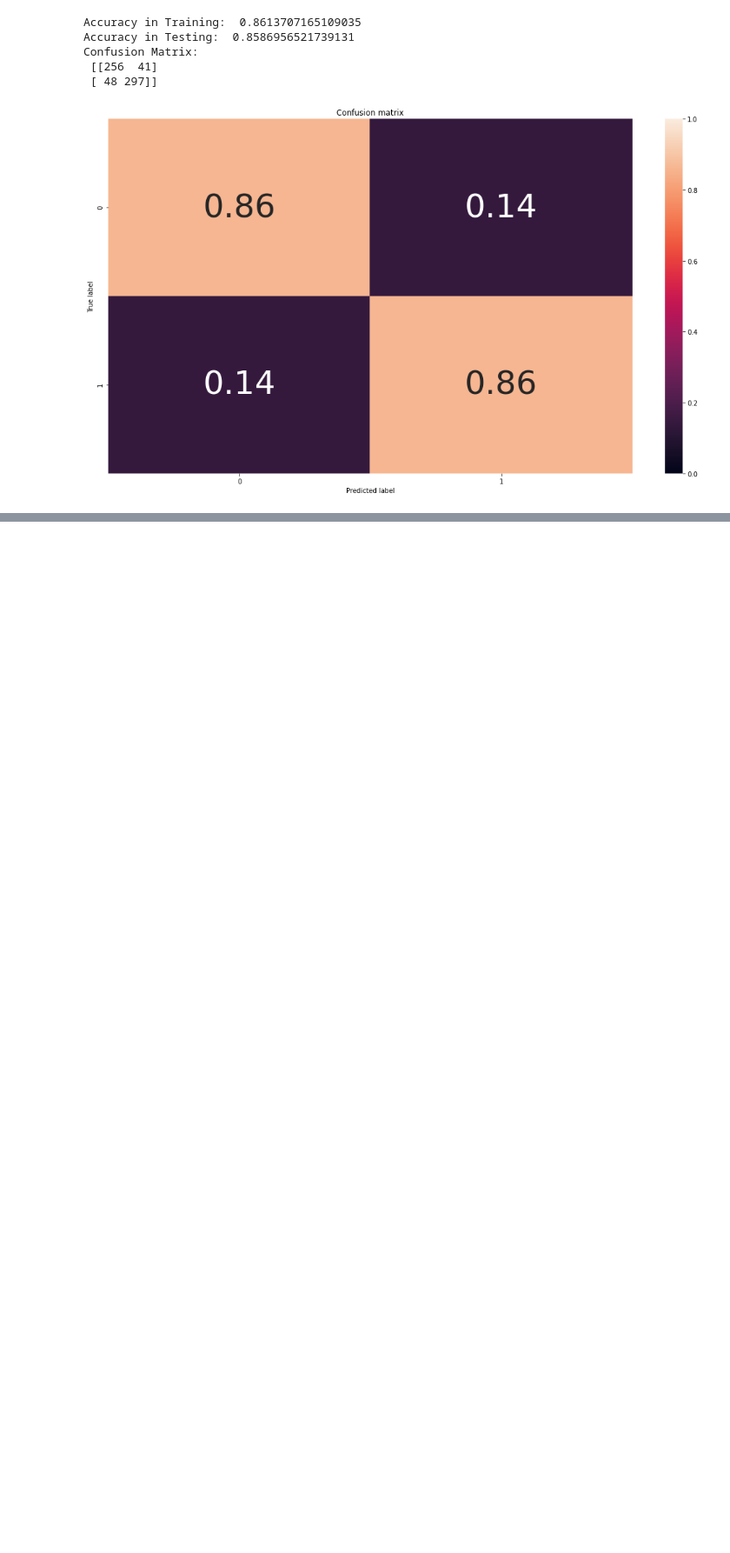
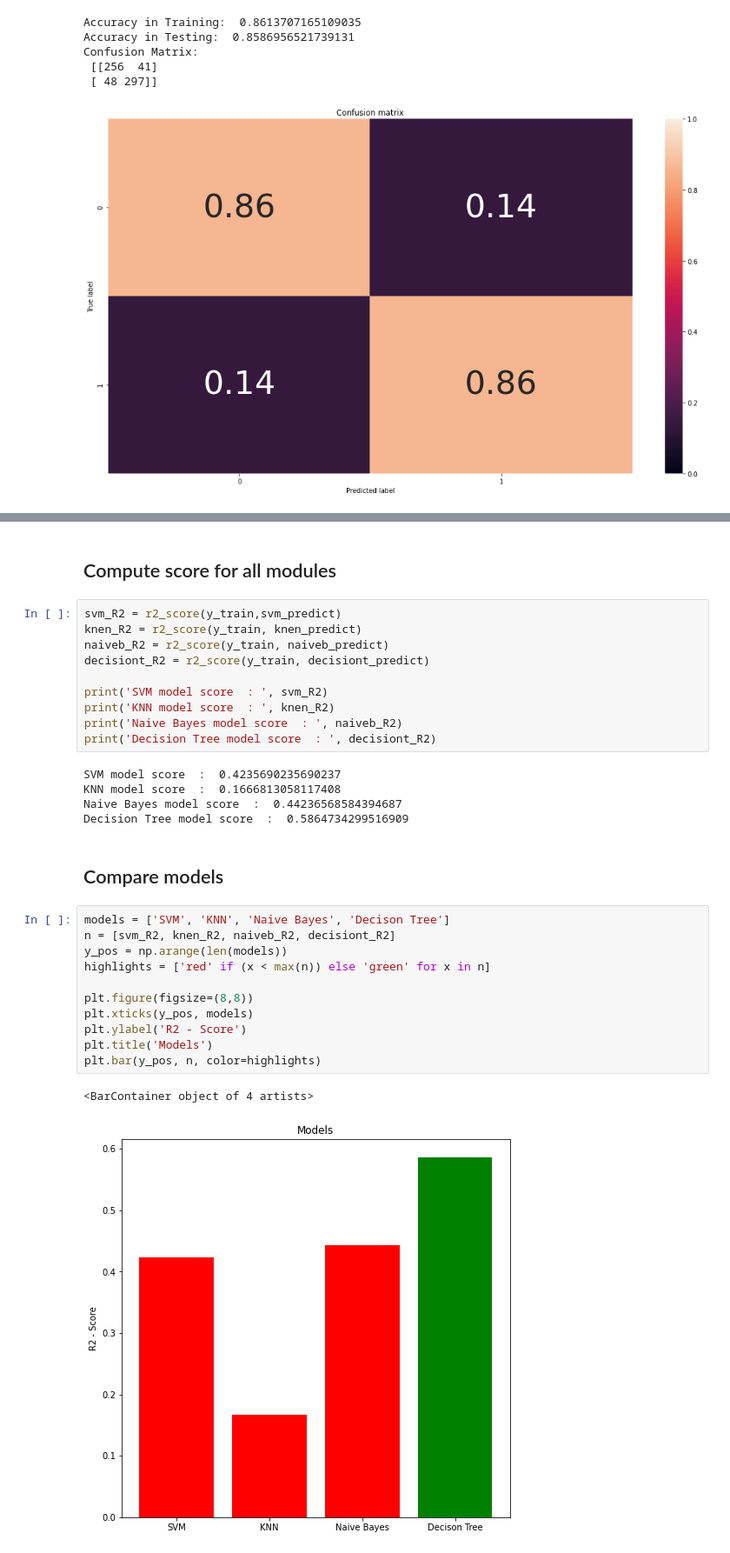
Before and after one commit to salamzakeer/ML_Assignment2_IT19046426_IT19019178_IT19038438_IT19119618, a Jupyter notebook: heart_decease_prediction.ipynb, the cells around one changed output, grey strips where cells are left out. Shown at 87% size. Drawn from its saved outputs; the diff is of its cells as text; blank space fills up the shorter version.

Commit message:
Compute score for all modules

```diff
--- a/heart_decease_prediction.ipynb
+++ b/heart_decease_prediction.ipynb
@@ -385,0 +386,33 @@ Confusion Matrix for:
+# %% [markdown]
+## Compute score for all modules
+# %%
+svm_R2 = r2_score(y_train,svm_predict)
+knen_R2 = r2_score(y_train, knen_predict)
+naiveb_R2 = r2_score(y_train, naiveb_predict)
+decisiont_R2 = r2_score(y_train, decisiont_predict)
+
+print('SVM model score  : ', svm_R2)
+print('KNN model score  : ', knen_R2)
+print('Naive Bayes model score  : ', naiveb_R2)
+print('Decision Tree model score  : ', decisiont_R2)
+# %% [output]
+SVM model score  :  0.4235690235690237
+KNN model score  :  0.1666813058117408
+Naive Bayes model score  :  0.44236568584394687
+Decision Tree model score  :  0.5864734299516909
+# %% [markdown]
+## Compare models
+# %%
+models = ['SVM', 'KNN', 'Naive Bayes', 'Decison Tree']
+n = [svm_R2, knen_R2, naiveb_R2, decisiont_R2]
+y_pos = np.arange(len(models))
+highlights = ['red' if (x < max(n)) else 'green' for x in n]
+
+plt.figure(figsize=(8,8))
+plt.xticks(y_pos, models)
+plt.ylabel('R2 - Score')
+plt.title('Models')
+plt.bar(y_pos, n, color=highlights)
+# %% [output]
+<BarContainer object of 4 artists>
+[figure, added]
```
Also changed, not shown: parts of 6 cells of this notebook.
